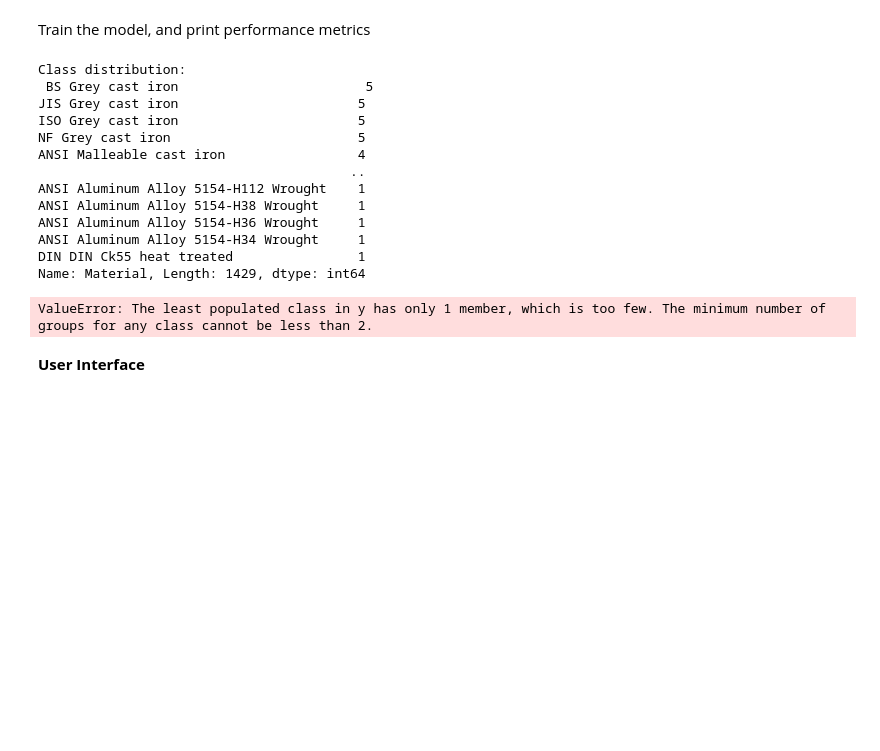
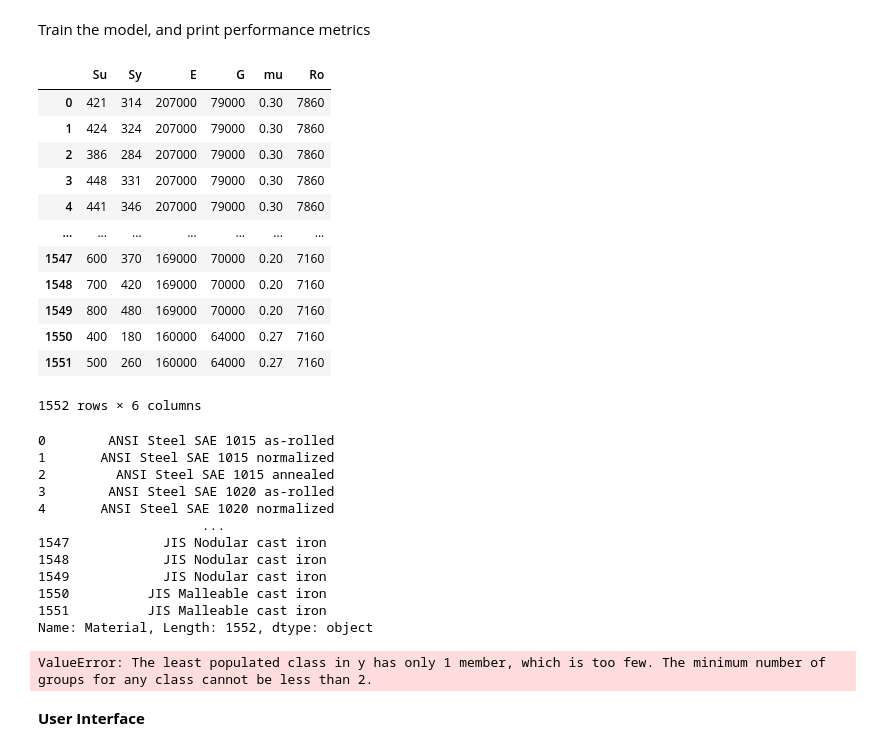
Before and after one commit to Comiskey/TNP-Final-Project, a Jupyter notebook: MaterialsModelGUI.ipynb, the cells around one changed output. Cells and saved outputs as stored; diff of their text form; code cells hidden in the pictures; blank space fills up the shorter version.

```diff
--- a/MaterialsModelGUI.ipynb
+++ b/MaterialsModelGUI.ipynb
@@ -354,44 +351,56 @@ Train the model, and print performance metrics
 # %%
 # Get training and test data
 target = 'Material'
 train_data, test_data = process_dataset('materialTNP.csv', target)
-# display(train_data)
-# display(test_data)
+display(train_data)
+display(test_data)
 # AutoGluon TabularPredictor
-predictor = TabularPredictor(label='target').fit(train_data)
+predictor = TabularPredictor(label=target).fit(train_data)
 
 # Evaluate the performance
-performance = predictor.evaluate(test_data)
+predictions = predictor.predict(test_data)
 
 #Evaluation
 # predictions=predictor.predict(x_test)
 # train_predictions=predictor.predict(x_train)
 # if scaling:
 #     predictions=rscaler.inverse_transform(predictions)
 #     train_predictions=rscaler.inverse_transform(train_predictions)
 #     r_train=rscaler.inverse_transform(r_train)
 #     r_test=rscaler.inverse_transform(r_test)
 # r2=r2_score(r_test, predictions)
 # mse=mean_squared_error(r_test, predictions)
 # mae=mean_absolute_error(r_test, predictions)
 # print("R2: " + str(r2))
 # print("MSE: " + str(mse))
 # print("MAE: " + str(mae))
 # %% [output]
+|  | Su | Sy | E | G | mu | Ro |
+| 0 | 421 | 314 | 207000 | 79000 | 0.30 | 7860 |
+| 1 | 424 | 324 | 207000 | 79000 | 0.30 | 7860 |
+| 2 | 386 | 284 | 207000 | 79000 | 0.30 | 7860 |
+| 3 | 448 | 331 | 207000 | 79000 | 0.30 | 7860 |
+| 4 | 441 | 346 | 207000 | 79000 | 0.30 | 7860 |
+| ... | ... | ... | ... | ... | ... | ... |
+| 1547 | 600 | 370 | 169000 | 70000 | 0.20 | 7160 |
+| 1548 | 700 | 420 | 169000 | 70000 | 0.20 | 7160 |
+| 1549 | 800 | 480 | 169000 | 70000 | 0.20 | 7160 |
+| 1550 | 400 | 180 | 160000 | 64000 | 0.27 | 7160 |
+| 1551 | 500 | 260 | 160000 | 64000 | 0.27 | 7160 |
-Class distribution:
- BS Grey cast iron                        5
-JIS Grey cast iron                       5
-ISO Grey cast iron                       5
-NF Grey cast iron                        5
-ANSI Malleable cast iron                 4
-                                        ..
-ANSI Aluminum Alloy 5154-H112 Wrought    1
-ANSI Aluminum Alloy 5154-H38 Wrought     1
-ANSI Aluminum Alloy 5154-H36 Wrought     1
-ANSI Aluminum Alloy 5154-H34 Wrought     1
-DIN DIN Ck55 heat treated                1
-Name: Material, Length: 1429, dtype: int64
+1552 rows × 6 columns
-ValueError: The least populated class in y has only 1 member, which is too few. The minimum number of groups for any class cannot be less than 2.
+0        ANSI Steel SAE 1015 as-rolled
+1       ANSI Steel SAE 1015 normalized
+2         ANSI Steel SAE 1015 annealed
+3        ANSI Steel SAE 1020 as-rolled
+4       ANSI Steel SAE 1020 normalized
+                     ...
+1547            JIS Nodular cast iron
+1548            JIS Nodular cast iron
+1549            JIS Nodular cast iron
+1550          JIS Malleable cast iron
+1551          JIS Malleable cast iron
+Name: Material, Length: 1552, dtype: object
+ValueError: The least populated class in y has only 1 member, which is too few. The minimum number of groups for any class cannot be less than 2.
 # %% [markdown]
 **User Interface**
 # %%
```
Also changed, not shown: parts of 1 cell of this notebook, 20 other files.
